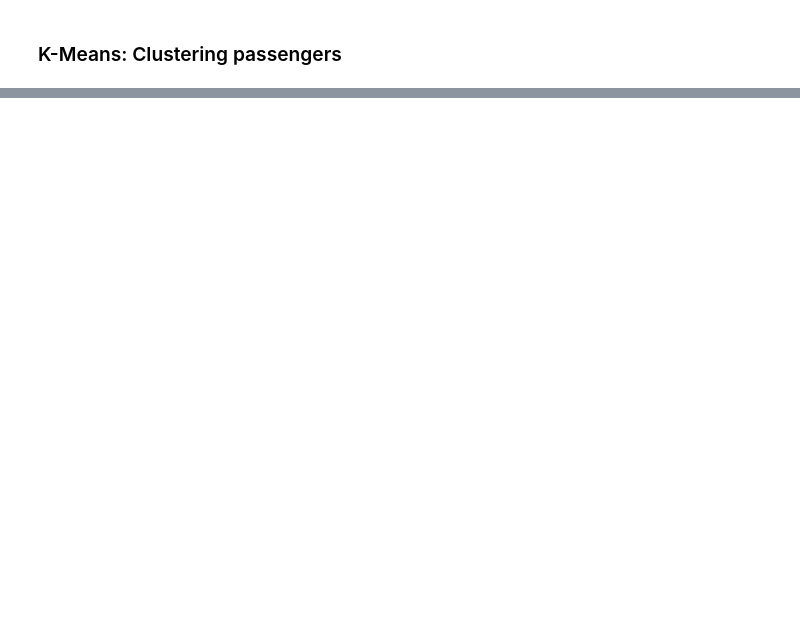
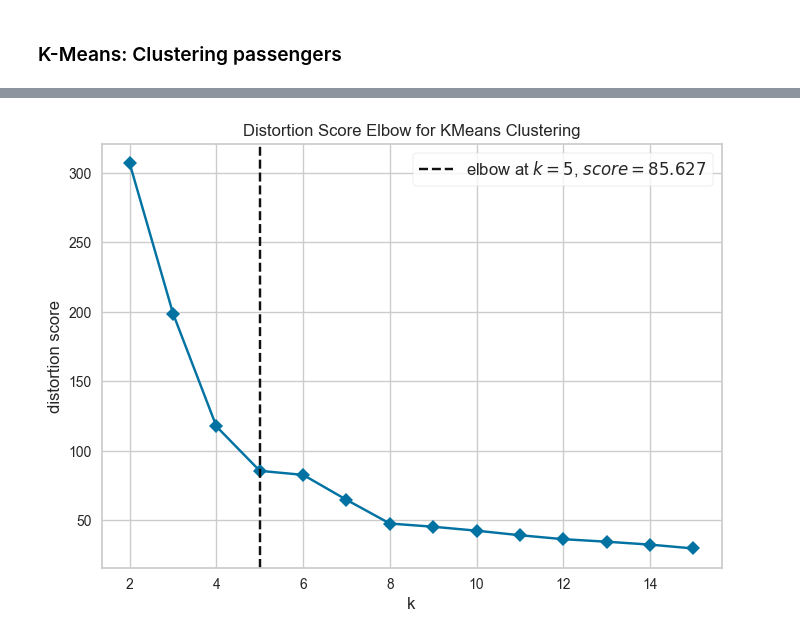
Before and after one commit to RuizLorenzoChavez/practical-ML, a Jupyter notebook: titanic.ipynb, the cells around one changed output, grey strips where cells are left out. Cells and saved outputs as stored; diff of their text form; code cells hidden in the pictures; blank space fills up the shorter version.

```diff
--- a/titanic.ipynb
+++ b/titanic.ipynb
@@ -603,5 +592,13 @@ for k in k_list:
     #  for davies-bouldin score
     db_score = davies_bouldin_score(data, clusters)
     db_list.append(db_score)
+# %%
+visualizer = KElbowVisualizer(kmeans, k=(2,16), timings=False)
+
+visualizer.fit(data)
+visualizer.show()
+plt.show()
+# %% [output]
+[figure, added]
 # %%
 fig, ax = plt.subplots(figsize=(8,5))
```
Also changed, not shown: parts of 12 cells of this notebook.
